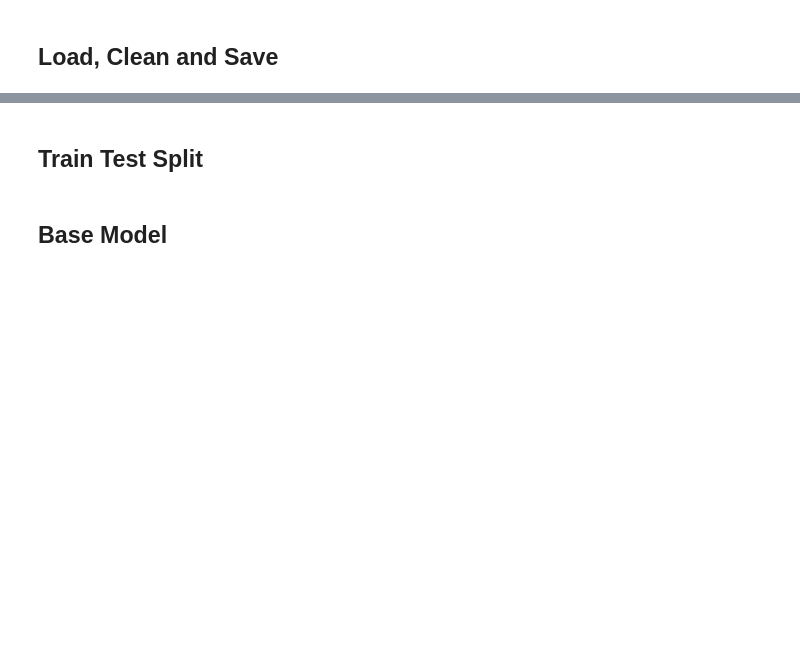
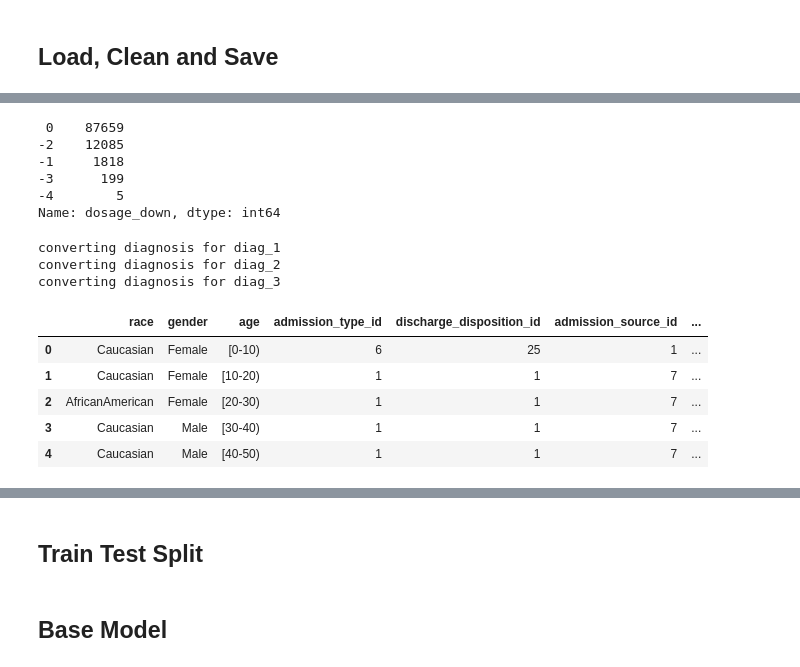
Before and after one commit to angelmanzur/Diabetes_130Hospitals, a Jupyter notebook: Initial_Inspection_Angel.ipynb, the cells around one changed output, grey strips where cells are left out. Saved outputs shown, nothing was run; the diff lists cells and outputs as text; code cells hidden in the pictures; blank space fills up the shorter version.

```diff
--- a/Initial_Inspection_Angel.ipynb
+++ b/Initial_Inspection_Angel.ipynb
@@ -15,0 +47,7 @@ pd.options.display.max_columns = 90
+# %%
+meds_cols =['metformin', 'repaglinide', 'nateglinide', 'chlorpropamide',
+       'glimepiride', 'acetohexamide', 'glipizide', 'glyburide', 'tolbutamide',
+       'pioglitazone', 'rosiglitazone', 'acarbose', 'miglitol', 'troglitazone',
+       'tolazamide', 'insulin', 'glyburide-metformin', 'glipizide-metformin',
+       'glimepiride-pioglitazone', 'metformin-rosiglitazone',
+       'metformin-pioglitazone']
@@ -15,0 +58,28 @@ pd.options.display.max_columns = 90
+# %%
+#  Convert the medicines based on
+#  Steady or No = 0
+#  Up -> 1
+#  Down -> -1
+
+
+for med in meds_cols:
+    df[med] = np.where((df[med]=='No' ),0,df[med])
+    df[med] = np.where((df[med]=='Steady' ),0,df[med])
+    factor = 1
+    if(med=='insulin'):
+        factor=2
+
+    df[med] = np.where((df[med]=='Up' ),1*factor,df[med])
+    df[med] = np.where((df[med]=='Down' ),-1*factor,df[med])
+# %%
+df['dosage_up_down'] = 0
+df['dosage_up'] = 0
+df['dosage_down'] = 0
+for med in meds_cols:
+    df['dosage_up_down'] += df[med]
+    df['dosage_up'] += np.where(df[med]>0, df[med], 0)
+    df['dosage_down'] += np.where(df[med]<0, df[med], 0)
+#     df[df[med]<0]['dosage_down'] += df[med]
+# %%
+# remove the medicines
+df.drop(meds_cols, axis=1, inplace=True)
@@ -15,0 +108,9 @@ pd.options.display.max_columns = 90
+# %%
+df['dosage_down'].value_counts()
+# %% [output]
+ 0    87659
+-2    12085
+-1     1818
+-3      199
+-4        5
+Name: dosage_down, dtype: int64
@@ -15,0 +184,17 @@ pd.options.display.max_columns = 90
+# %%
+get_diagnosis('diag_1')
+get_diagnosis('diag_2')
+get_diagnosis('diag_3')
+# %% [output]
+converting diagnosis for diag_1
+converting diagnosis for diag_2
+converting diagnosis for diag_3
+# %%
+df.head()
+# %% [output]
+|  | race | gender | age | admission_type_id | discharge_disposition_id | admission_source_id | ... |
+| 0 | Caucasian | Female | [0-10) | 6 | 25 | 1 | ... |
+| 1 | Caucasian | Female | [10-20) | 1 | 1 | 7 | ... |
+| 2 | AfricanAmerican | Female | [20-30) | 1 | 1 | 7 | ... |
+| 3 | Caucasian | Male | [30-40) | 1 | 1 | 7 | ... |
+| 4 | Caucasian | Male | [40-50) | 1 | 1 | 7 | ... |
```
Also changed, not shown: parts of 73 cells of this notebook, 1 other file.
